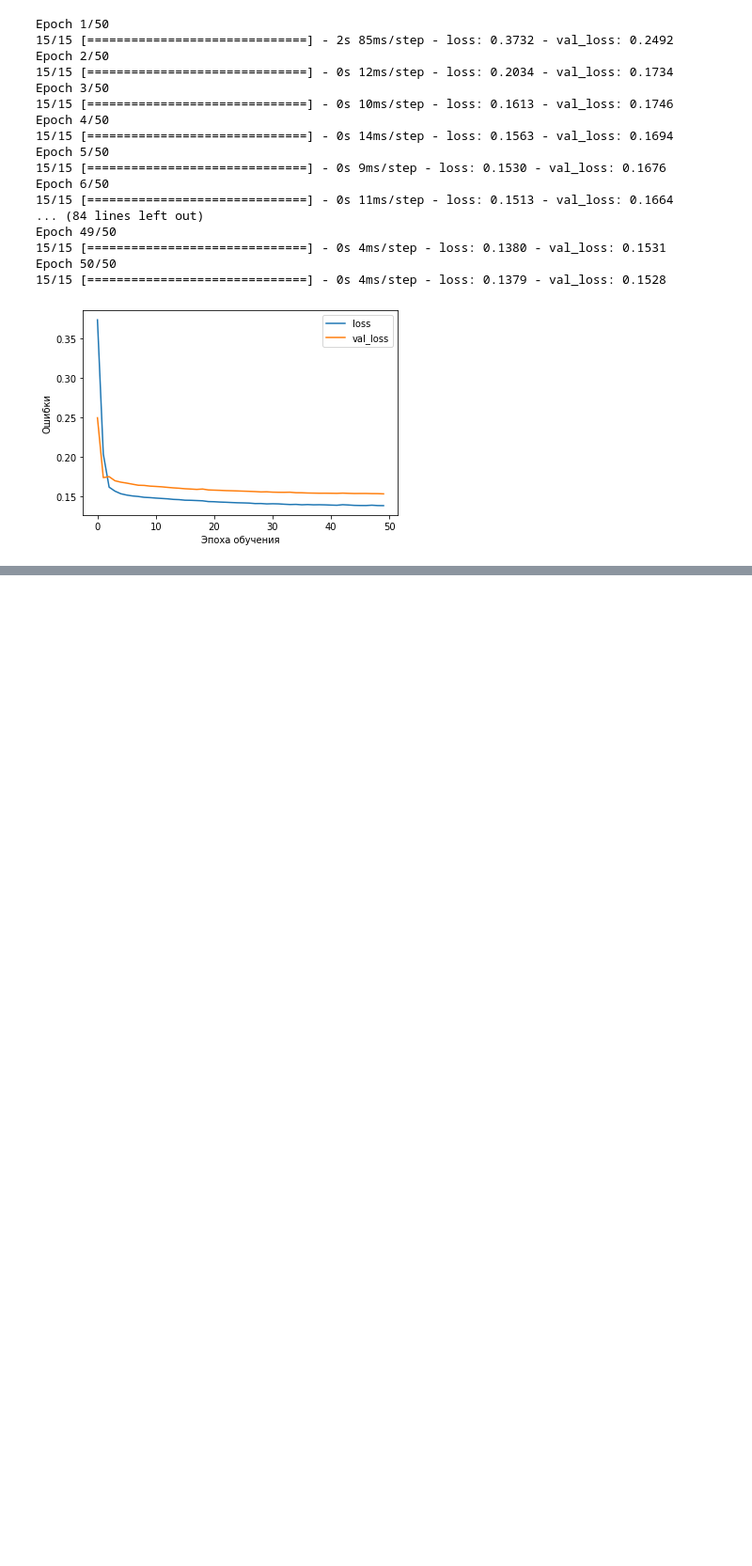
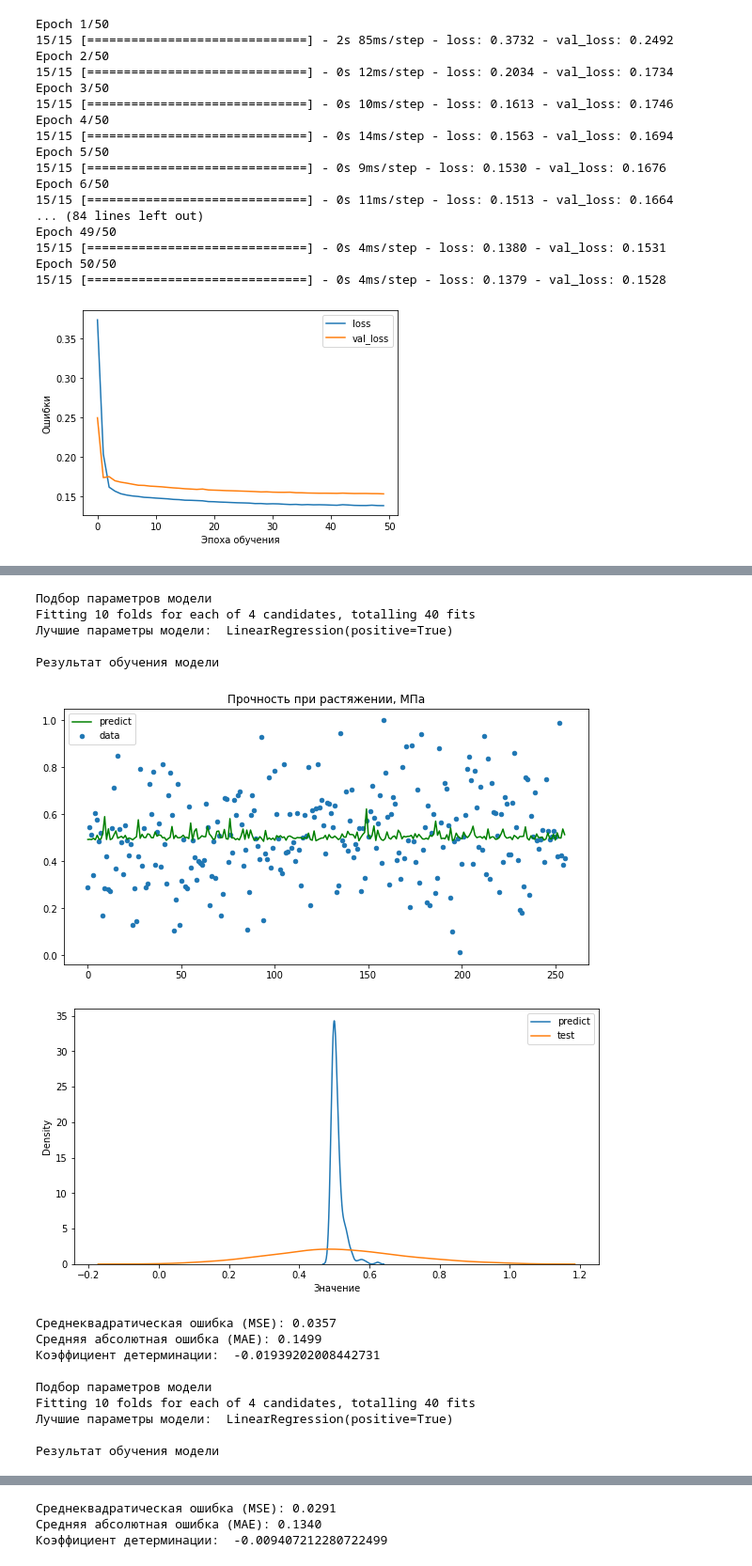
Before and after one commit to prsnm/ds, a Jupyter notebook: vkr.ipynb, the cells around one changed output, grey strips where cells are left out. Shown at 94% size. Cells and saved outputs as stored; diff of their text form; code cells hidden in the pictures; blank space fills up the shorter version.

```diff
--- a/vkr.ipynb
+++ b/vkr.ipynb
@@ -514,3 +525,5 @@ plt.legend()
 plt.show()
 # %% [output]
 [figure]
+# %%
+y_pred = model_N.predict(X_N_test)
@@ -516,0 +538,63 @@ plt.show()
+# %%
+y_features = ['Прочность при растяжении, МПа',
+              'Модуль упругости при растяжении, ГПа']
+
+for y_feature in y_features:
+
+  data_labels = df_norm.drop(y_feature, axis=1).columns
+
+  y = np.array(df_norm[y_feature])
+  X = np.array(df_norm.drop(y_feature, axis=1))
+
+  X_train, X_test, y_train, y_test = train_test_split(X, y, test_size=0.25, random_state= 15)
+
+  X_trainP = PolynomialFeatures(degree=4).fit_transform(X_train)
+  X_testP = PolynomialFeatures(degree=4).fit_transform(X_test)
+
+  print('\nПодбор параметров модели')
+  regr_grid_search = GridSearchCV(estimator = LinearRegression(),
+                            param_grid =  {'fit_intercept': [True, False],
+                                           'positive': [False, True]},
+                            cv=10,
+                            verbose=True, n_jobs=-1).fit(X_trainP, y_train)
+
+  regr_best = regr_grid_search.best_estimator_
+  print('Лучшие параметры модели: ', regr_best)
+
+  y_pred = regr_best.predict(X_testP)
+
+  print('\nРезультат обучения модели')
+  plt.figure(figsize=(10,5))
+  plt.scatter(range(0, len(y_test)), y_test, label = 'data', s =20)
+  plt.plot(range(0, len(y_test)), y_pred, label = 'predict', color = 'green')
+  plt.title(str(y_feature))
+  plt.legend()
+  plt.show()
+
+  plt.figure(figsize=(10,5))
+  sns.kdeplot(data=y_pred, label = 'predict')
+  sns.kdeplot(data=y_test, label = 'test')
+  plt.xlabel("Значение")
+  plt.legend()
+  plt.show()
+
+  print('Среднеквадратическая ошибка (MSE): %.4f' % mean_squared_error(y_test, y_pred))
+  print('Средняя абсолютная ошибка (MAE): %.4f' % mean_absolute_error(y_test, y_pred))
+  print('Коэффициент детерминации: ', r2_score(y_test, y_pred))
+# %% [output]
+Подбор параметров модели
+Fitting 10 folds for each of 4 candidates, totalling 40 fits
+Лучшие параметры модели:  LinearRegression(positive=True)
+
+Результат обучения модели
+[figure, added]
+[figure, added]
+Среднеквадратическая ошибка (MSE): 0.0357
+Средняя абсолютная ошибка (MAE): 0.1499
+Коэффициент детерминации:  -0.01939202008442731
+
+Подбор параметров модели
+Fitting 10 folds for each of 4 candidates, totalling 40 fits
+Лучшие параметры модели:  LinearRegression(positive=True)
+
+Результат обучения модели
@@ -516,0 +603,3 @@ plt.show()
+Среднеквадратическая ошибка (MSE): 0.0291
+Средняя абсолютная ошибка (MAE): 0.1340
+Коэффициент детерминации:  -0.009407212280722499
```
Also changed, not shown: parts of 5 cells of this notebook.
